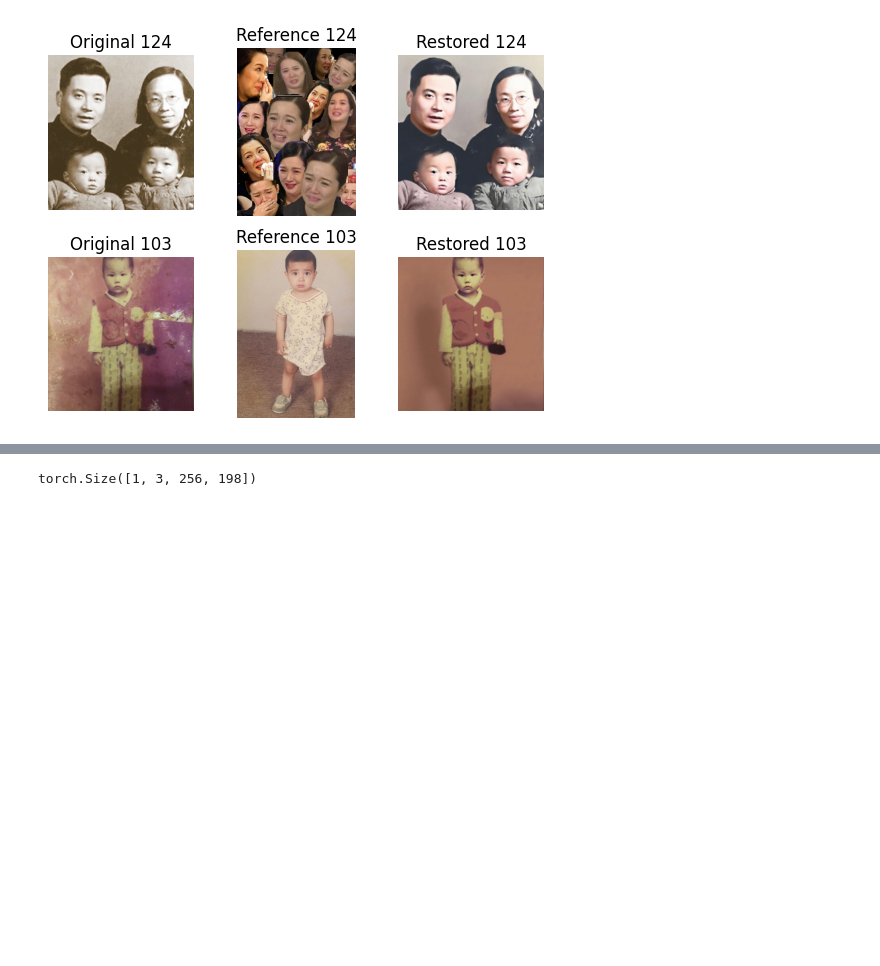
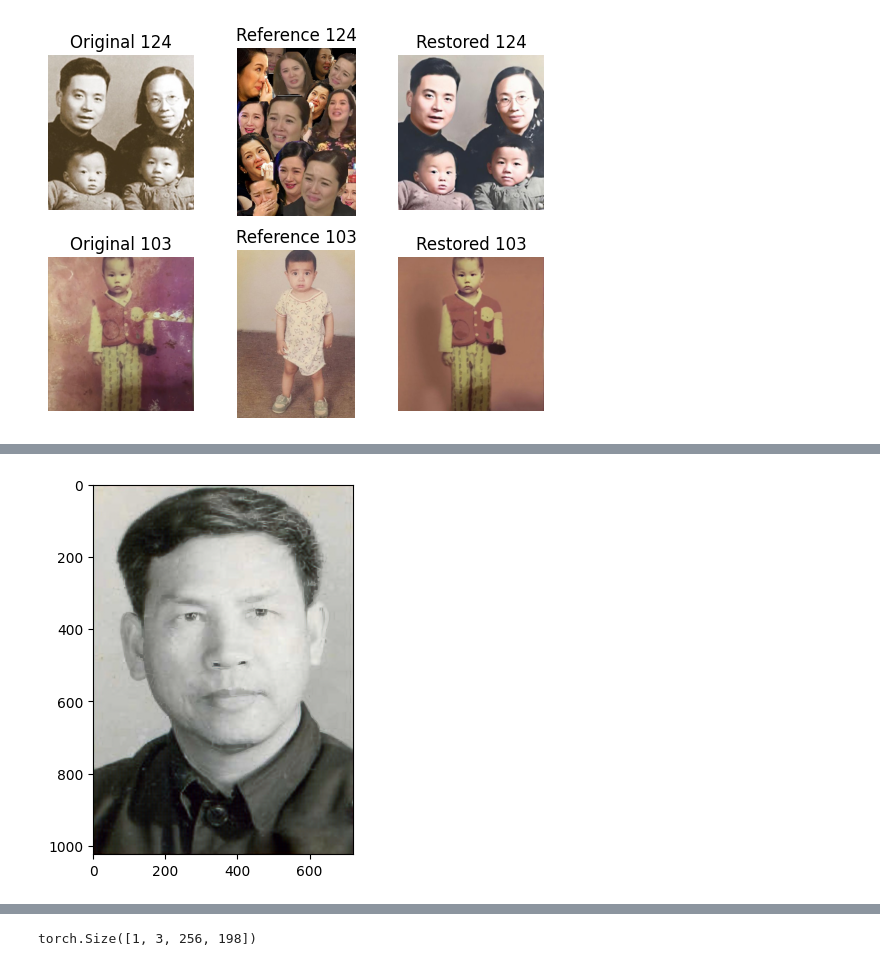
Before and after one commit to ValerioSpagnoli/Colorization-SuperResolution, a Jupyter notebook: notebook.ipynb, the cells around one changed output, grey strips where cells are left out. Cells and saved outputs as stored; diff of their text form; code cells hidden in the pictures; blank space fills up the shorter version.

```diff
--- a/notebook.ipynb
+++ b/notebook.ipynb
@@ -92,0 +89,26 @@ torch.Size([1, 3, 256, 198])
+# %%
+from models import residual_dense
+
+scale = 4
+num_features = 64
+growth_rate = 64
+num_blocks = 16
+num_layers = 8
+weights_file = f"weights/rdn_x{scale}.pth"
+image_file = "data/res/5.png"
+
+model = residual_dense.RDN(scale_factor=scale,
+            num_channels=3,
+            num_features=num_features,
+            growth_rate=growth_rate,
+            num_blocks=num_blocks,
+            num_layers=num_layers)
+
+state_dict = model.state_dict()
+for n, p in torch.load(weights_file, map_location=lambda storage, loc: storage).items():
+    if n in state_dict.keys():
+        state_dict[n].copy_(p)
+    else:
+        raise KeyError(n)
+# %%
+out = model(original)
@@ -92,0 +119,4 @@ torch.Size([1, 3, 256, 198])
+# %%
+plot_data.imshow(out.detach().squeeze())
+# %% [output]
+[figure, added]
```
Also changed, not shown: parts of 4 cells of this notebook.
